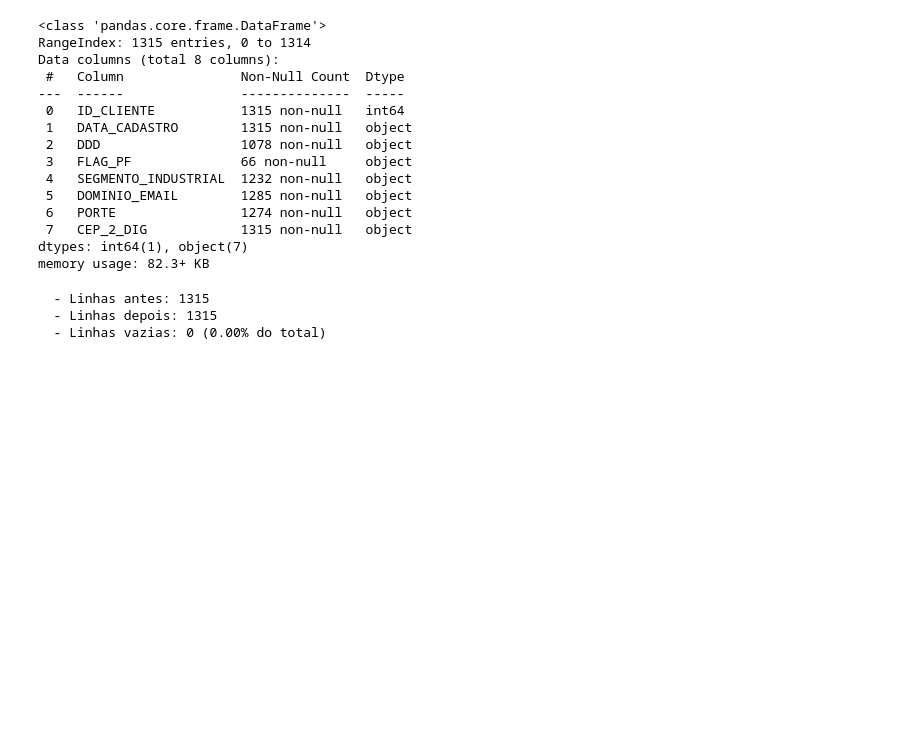
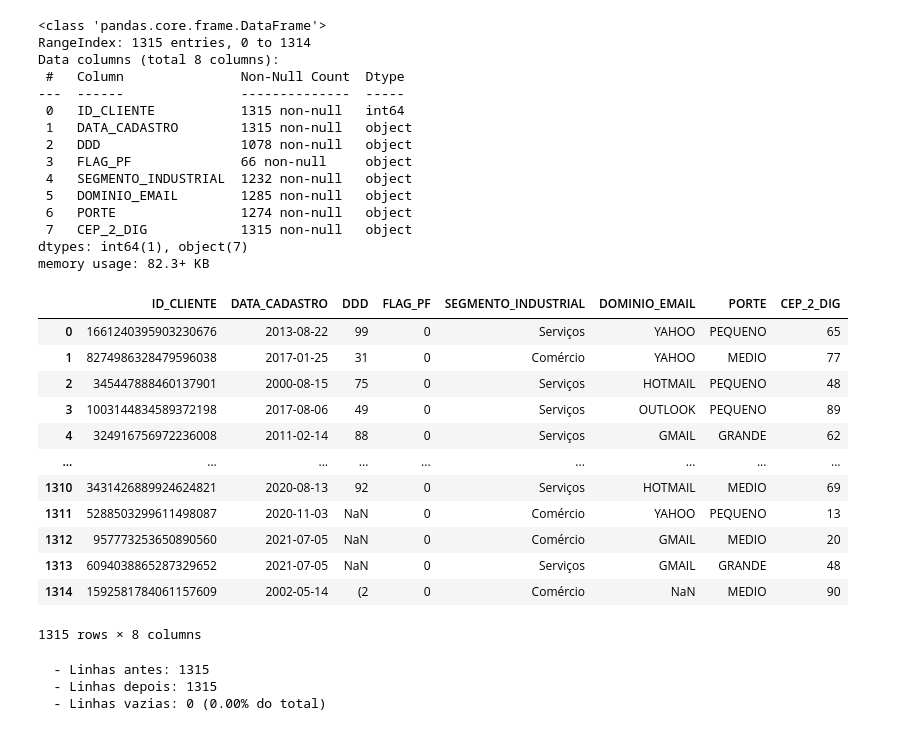
Before and after one commit to EduAugustoM/default-risk, a Jupyter notebook: notebooks/eda.ipynb, the cells around one changed output. Saved outputs shown, nothing was run; the diff lists cells and outputs as text; code cells hidden in the pictures; blank space fills up the shorter version.

```diff
--- a/notebooks/eda.ipynb
+++ b/notebooks/eda.ipynb
@@ -135,6 +135,22 @@ dtypes: int64(1), object(7)
 memory usage: 82.3+ KB
 # %%
 df_cadastral['FLAG_PF'] = df_cadastral['FLAG_PF'].apply(lambda x: 1 if x == 'X' else 0)
+# %%
+converter_colunas_datetime(df_cadastral, ['DATA_CADASTRO'])
+# %% [output]
+|  | ID_CLIENTE | DATA_CADASTRO | DDD | FLAG_PF | SEGMENTO_INDUSTRIAL | DOMINIO_EMAIL | PORTE | CEP_2_DIG |
+| 0 | 1661240395903230676 | 2013-08-22 | 99 | 0 | Serviços | YAHOO | PEQUENO | 65 |
+| 1 | 8274986328479596038 | 2017-01-25 | 31 | 0 | Comércio | YAHOO | MEDIO | 77 |
+| 2 | 345447888460137901 | 2000-08-15 | 75 | 0 | Serviços | HOTMAIL | PEQUENO | 48 |
+| 3 | 1003144834589372198 | 2017-08-06 | 49 | 0 | Serviços | OUTLOOK | PEQUENO | 89 |
+| 4 | 324916756972236008 | 2011-02-14 | 88 | 0 | Serviços | GMAIL | GRANDE | 62 |
+| ... | ... | ... | ... | ... | ... | ... | ... | ... |
+| 1310 | 3431426889924624821 | 2020-08-13 | 92 | 0 | Serviços | HOTMAIL | MEDIO | 69 |
+| 1311 | 5288503299611498087 | 2020-11-03 | NaN | 0 | Comércio | YAHOO | PEQUENO | 13 |
+| 1312 | 957773253650890560 | 2021-07-05 | NaN | 0 | Comércio | GMAIL | MEDIO | 20 |
+| 1313 | 6094038865287329652 | 2021-07-05 | NaN | 0 | Serviços | GMAIL | GRANDE | 48 |
+| 1314 | 1592581784061157609 | 2002-05-14 | (2 | 0 | Comércio | NaN | MEDIO | 90 |
+1315 rows × 8 columns
 # %%
 for col in ['SEGMENTO_INDUSTRIAL', 'PORTE', 'DOMINIO_EMAIL']:
     df_cadastral[col] = df_cadastral[col].fillna('DESCONHECIDO')
```
Also changed, not shown: parts of 16 cells of this notebook, 3 other files.
